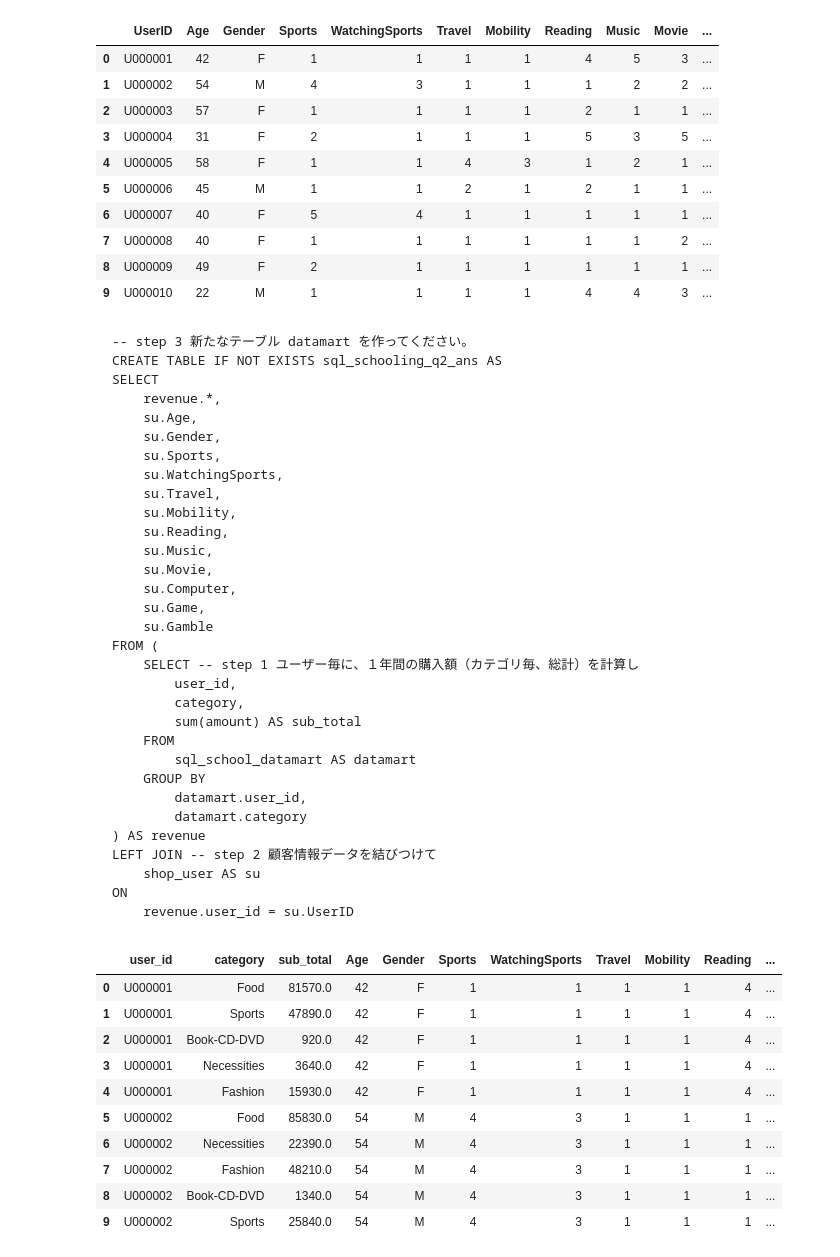
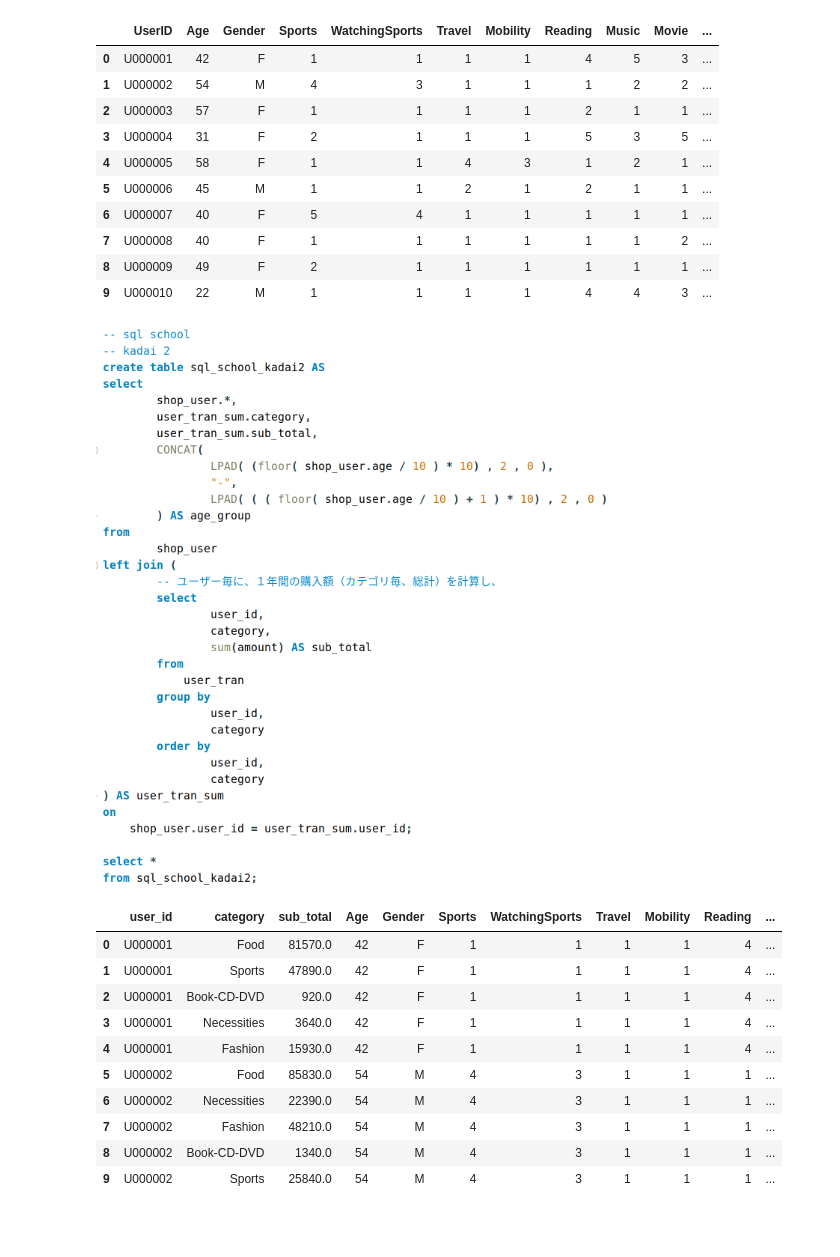
Before and after one commit to rosenritter1688/sql, a Jupyter notebook: mysql/37 sql schooling question 2.ipynb, the cells around one changed output. Drawn from its saved outputs; the diff is of its cells as text; code cells hidden in the pictures; blank space fills up the shorter version.

````diff
--- a/mysql/37 sql schooling question 2.ipynb
+++ b/mysql/37 sql schooling question 2.ipynb
@@ -95,40 +95,11 @@ result.head(10)
 | 7 | U000008 | 40 | F | 1 | 1 | 1 | 1 | 1 | 1 | 2 | ... |
 | 8 | U000009 | 49 | F | 2 | 1 | 1 | 1 | 1 | 1 | 1 | ... |
 | 9 | U000010 | 22 | M | 1 | 1 | 1 | 1 | 4 | 4 | 3 | ... |
-# %% [markdown]
-```
--- step 3 新たなテーブル datamart を作ってください。
-CREATE TABLE IF NOT EXISTS sql_schooling_q2_ans AS
-SELECT
-	revenue.*,
-    su.Age,
-    su.Gender,
-    su.Sports,
-    su.WatchingSports,
-    su.Travel,
-    su.Mobility,
-    su.Reading,
-    su.Music,
-    su.Movie,
-    su.Computer,
-    su.Game,
-    su.Gamble
-FROM (
-	SELECT -- step 1 ユーザー毎に、１年間の購入額（カテゴリ毎、総計）を計算し
-		user_id,
-		category,
-		sum(amount) AS sub_total
-	FROM
-		sql_school_datamart AS datamart
-	GROUP BY
-		datamart.user_id,
-		datamart.category
-) AS revenue
-LEFT JOIN -- step 2 顧客情報データを結びつけて
-	shop_user AS su
-ON
-	revenue.user_id = su.UserID
-```
+# %%
+from IPython.display import Image
+Image("/media/bruceashbee/storage drive1/photo_for_notes/sql_schooling_q2_ans.png")
+# %% [output]
+[figure, added]
 # %%
 
 # ! chekcing table content
````
Also changed, not shown: parts of 1 cell of this notebook, 11 other files.
